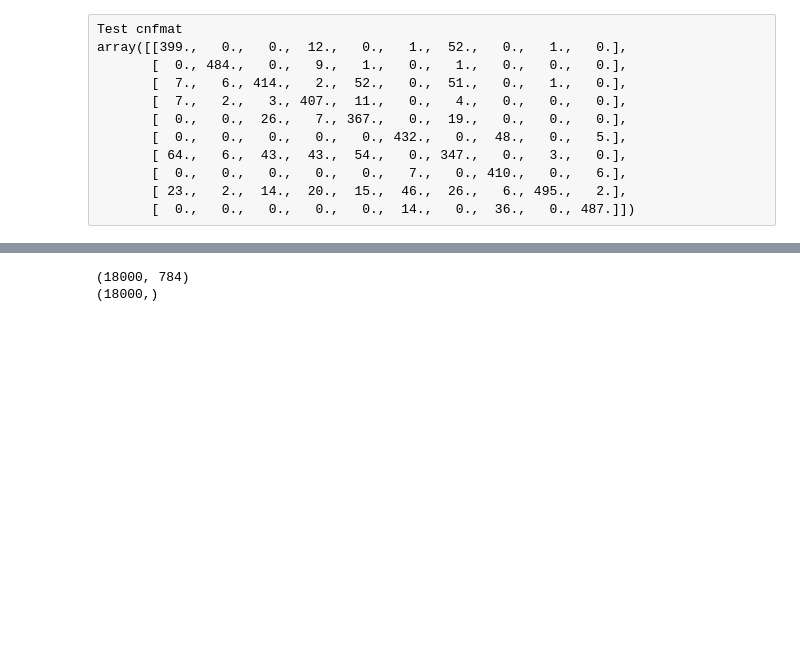
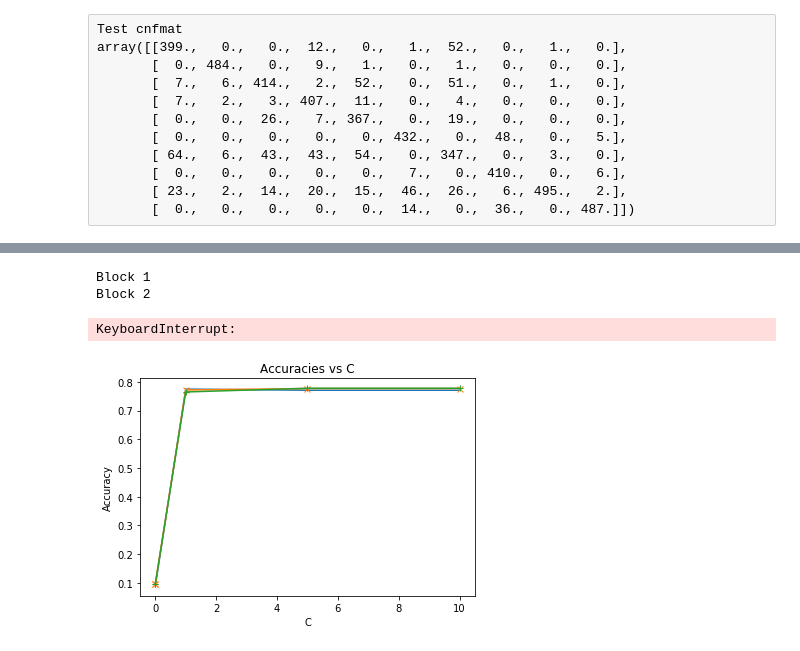
Before and after one commit to Dhull442/NaiveBayes-SVM, a Jupyter notebook: Question2.ipynb, the cells around one changed output, grey strips where cells are left out. Saved outputs shown, nothing was run; the diff lists cells and outputs as text; code cells hidden in the pictures; blank space fills up the shorter version.

```diff
--- a/Question2.ipynb
+++ b/Question2.ipynb
@@ -528,47 +542,59 @@ Cs = [1e-5,1e-3,1,5,10]
+# %%
+allX = AX[0:LIM]
+Y = AY[0:LIM]
+# %%
+tX = tdata[0:LIM,0:784]/255.0
+tY = tdata[0:LIM,-1]
+vX = vdata[:,0:784]/255.0
+vY = vdata[:,-1]
 # %%
 # K-cross validation
 # assuming data is already shuffled
 k = 5
 BS = allX.shape[0]/k
-# kX = np.zeros((k,allX.shape[0]/k,allX.shape[1]))
-# for i in range(0,k):
-#     kX[i] = allX[i*BS:(i+1)*BS]
-acc = []
+Accuracies=[]
 st = time.time()
 for c in Cs:
-    correct = 0.0
-    clf = svm.SVC(kernel='rbf',C=c,gamma=0.05)
+    correct = 0
+    clf = multiclass.OneVsOneClassifier(svm.SVC(kernel='rbf',C=c,gamma=0.05))
     # Treat i-th block as validation set
     for i in range(0,k):
+        print("Block "+str(i+1))
         trainX = np.vstack((allX[:i*BS],allX[(i+1)*BS:]))
         trainY = np.hstack((Y[:i*BS],Y[(i+1)*BS:]))
-        print(trainX.shape)
-        print(trainY.shape)
         clf.fit(trainX,trainY)
-        print("Predicting now:")
         R = clf.predict(allX[i*BS:(i+1)*BS])
-        for j in range(0,len(R)):
-            if(R[j]==Y[i*BS + j]):
-                correct+=1
-        print("Accuracy for this set: "+str(correct/float((i+1)*BS)))
-        print(time.time() - st)
-    accuracy = float(correct)/float(len(allX))
-    acc.append(accuracy)
-    print(accuracy)
+        y = Y[i*BS:(i+1)*BS]
+        correct += len(np.where(R==y)[0])
+    Accuracy = float(correct)/float(len(allX))
+    Accuracies.append(Accuracy)
+    print("C: "+str(c)+", " + "Average Validation accuracy: "+str(Accuracy))
+print(Accuracies)
 # %% [output]
-(18000, 784)
-(18000,)
+Block 1
+Block 2
+KeyboardInterrupt:
-# %%
-tacc
-for c in Cs:
-    print("for c = "+str(c)+":")
-    correct = 0.0
-    clf = svm.SVC(kernel='rbf',C=c,gamma=0.05)
-    clf.fit(allX,Y)
-    R=clf.predict(tX)
-    for i in range(0,len(tX)):
-        if(R[i]==tY[i]):
-            correct+=1
-    acc = float(correct)/float(len(tY))
-    tacc.append(acc)
-    print(acc)
+# %%
+# Test and Validation Accuracies
+TestAccuracies = []
+ValidationAccuracies = []
+for c in Cs:
+    clf = multiclass.OneVsOneClassifier(svm.SVC(kernel='rbf',C=c,gamma=0.05))
+    clf.fit(allX,Y)
+    testCorrect = len(np.where(clf.predict(tX)==tY)[0])
+    testAccuracy = float(testCorrect)/float(len(tY))
+    TestAccuracies.append(testAccuracy)
+    validationCorrect = len(np.where(clf.predict(vX)==vY)[0])
+    validationAccuracy = float(validationCorrect)/float(len(vY))
+    ValidationAccuracies.append(validationAccuracy)
+    print("C: "+str(c)+", Test data Accuracy: "+str(testAccuracy)+", Validation data Accuracy: "+str(validationAccuracy))
+# %%
+plt.plot(Cs,Accuracies)
+plt.plot(Cs,TestAccuracies,marker='x')
+plt.plot(Cs,ValidationAccuracies,marker='+')
+plt.title("Accuracies vs C")
+plt.xlabel("C")
+plt.ylabel("Accuracy")
+plt.savefig('Accuracies')
+# %% [output]
+[figure, added]
```
Also changed, not shown: parts of 116 cells of this notebook, 4 other files.
